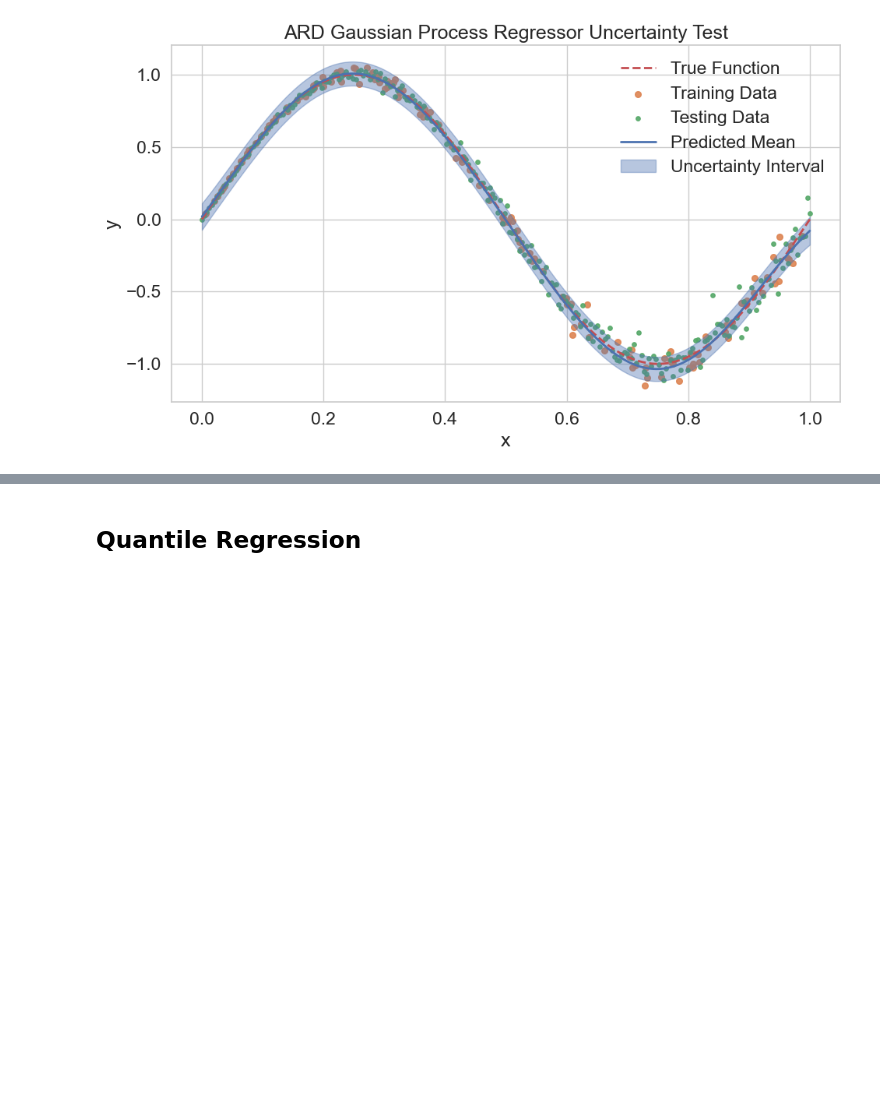
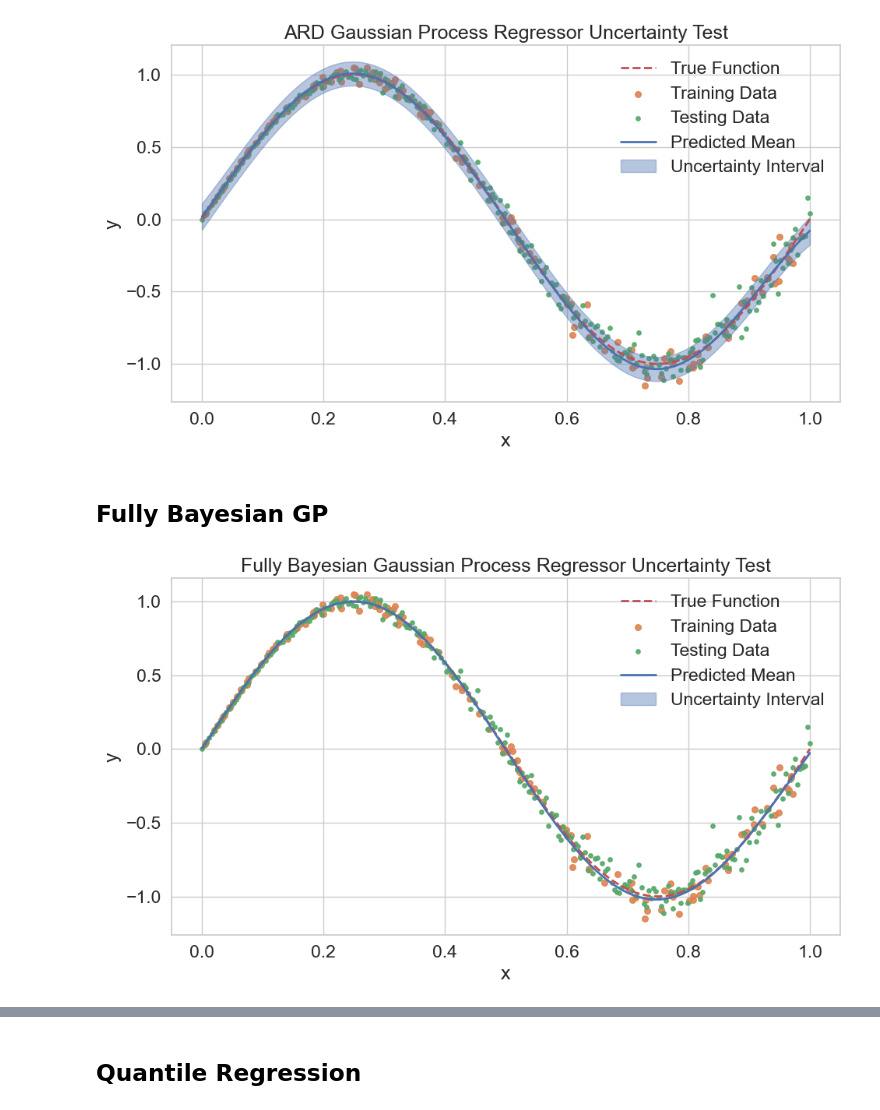
Before and after one commit to arjunrs3/UQRegressors, a Jupyter notebook: examples/getting_started.ipynb, the cells around one changed output, grey strips where cells are left out. Saved outputs shown, nothing was run; the diff lists cells and outputs as text; code cells hidden in the pictures; blank space fills up the shorter version.

Commit message:
Began implementation of Fully Bayesian GP
Need to rewrite the sampling loop. Noise is collapsing for some reason.

```diff
--- a/examples/getting_started.ipynb
+++ b/examples/getting_started.ipynb
@@ -203,3 +203,5 @@ ARD_gp_sol = gp.predict(X_test)
 plot_uncertainty_results(*ARD_gp_sol, "ARD Gaussian Process Regressor")
 # %% [output]
 [figure]
+# %% [markdown]
+## Fully Bayesian GP
@@ -205,0 +385,26 @@ plot_uncertainty_results(*ARD_gp_sol, "ARD Gaussian Process Regressor")
+# %%
+from gpytorch.priors import LogNormalPrior, NormalPrior, UniformPrior
+n_features = 1
+kernel = gpytorch.kernels.ScaleKernel(gpytorch.kernels.RBFKernel(ard_num_dims=n_features, has_lengthscale=True))
+likelihood = gpytorch.likelihoods.GaussianLikelihood(noise_constraint=gpytorch.constraints.Positive())
+mean_module = gpytorch.means.ConstantMean()
+
+mean_module.register_prior("mean_prior", UniformPrior(-1, 1), "constant")
+kernel.base_kernel.register_prior("lengthscale_prior", UniformPrior(0.01, 2), "lengthscale")
+kernel.register_prior("outputscale_prior", UniformPrior(0.01, 5), "outputscale")
+likelihood.register_prior("noise_prior", UniformPrior(0.01, 2), "noise")
+
+fbgp = FBGP(kernel=kernel,
+            likelihood=likelihood,
+            mean_module=mean_module,
+            warmup_steps=200,
+            num_samples=200,
+            alpha=0.1,
+            device="cpu")
+
+fbgp.fit(X_train, y_train)
+# %%
+fbgp_sol = fbgp.predict(X_test, 40)
+plot_uncertainty_results(*fbgp_sol, "Fully Bayesian Gaussian Process Regressor")
+# %% [output]
+[figure, added]
```
Also changed, not shown: parts of 5 cells of this notebook, 1 other file.
